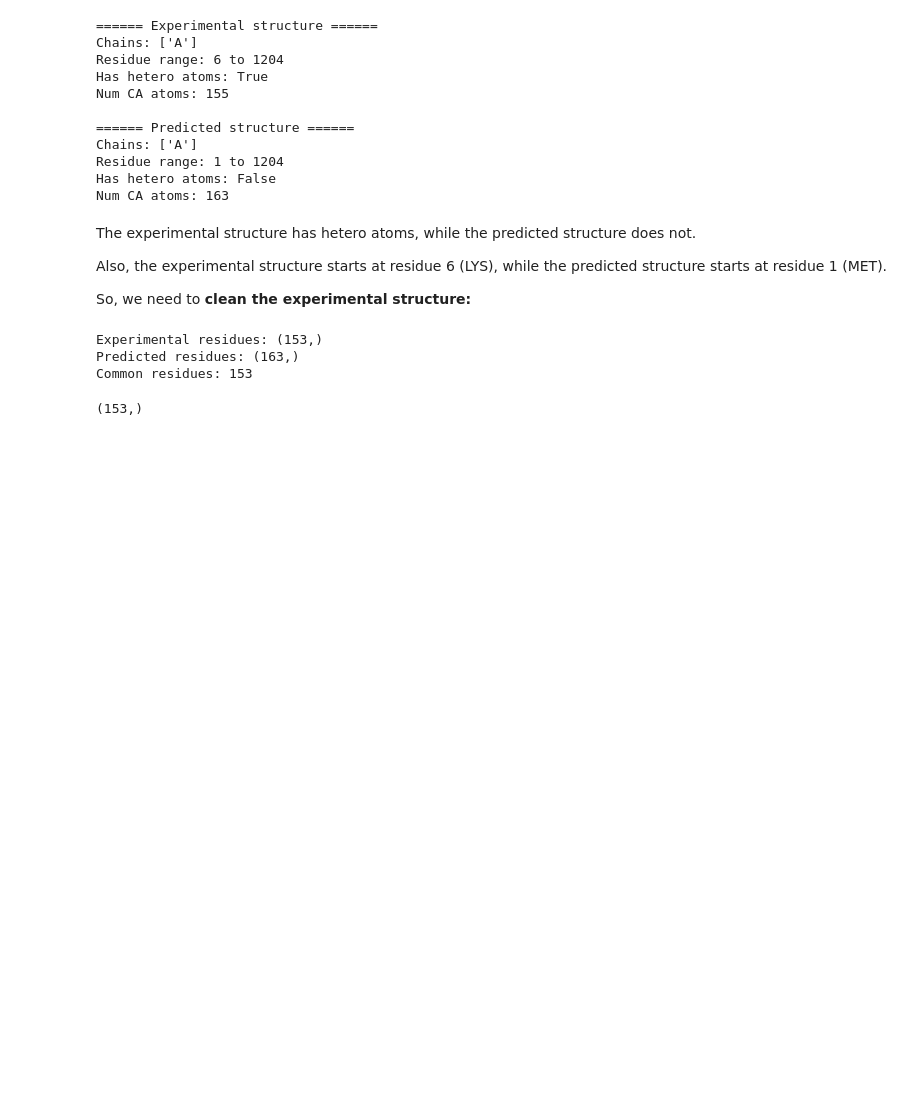
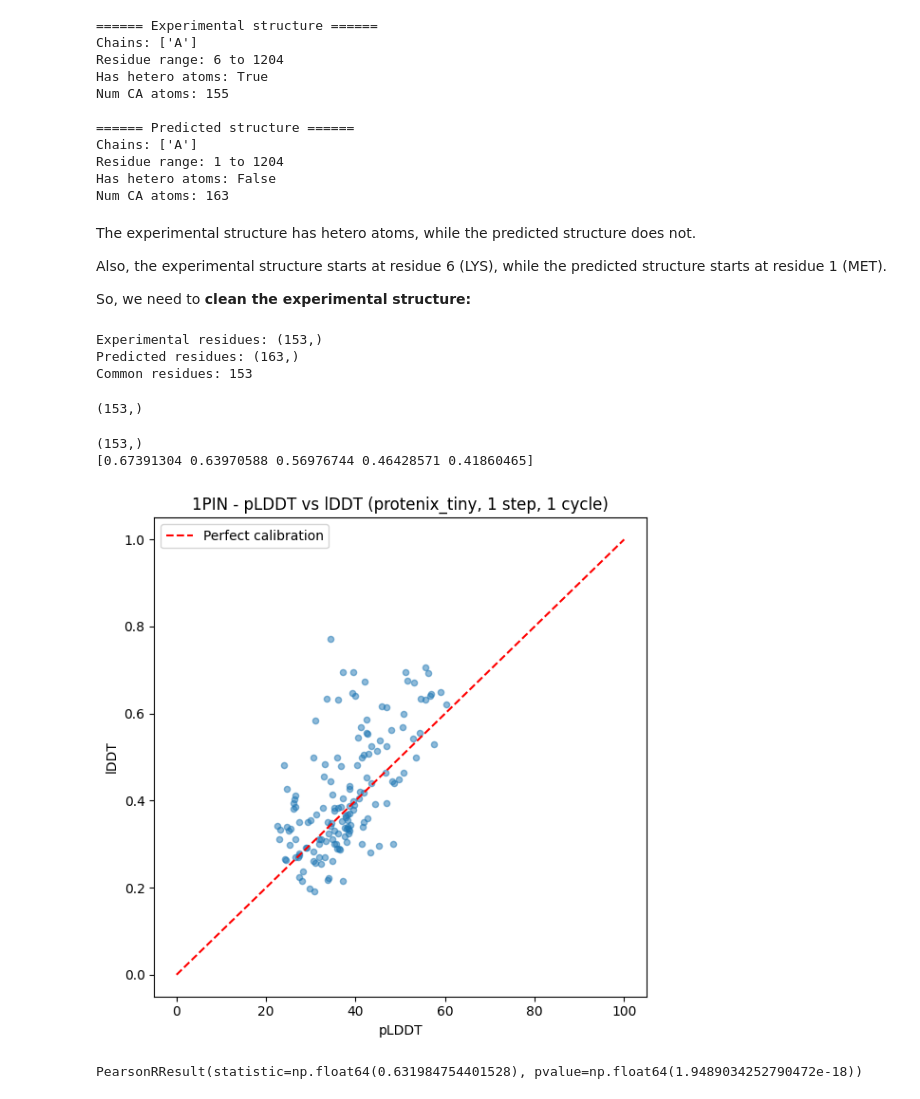
Before and after one commit to wvirany/boltz-UQ, a Jupyter notebook: examples/protenix_tutorial/analysis.ipynb, the cells around one changed output. Drawn from its saved outputs; the diff is of its cells as text; code cells hidden in the pictures; blank space fills up the shorter version.

```diff
--- a/examples/protenix_tutorial/analysis.ipynb
+++ b/examples/protenix_tutorial/analysis.ipynb
@@ -148,8 +148,37 @@ Experimental residues: (153,)
 Predicted residues: (163,)
 Common residues: 153
 # %%
-pred_ca_ful
-plddt_matched = plddt_per_residue[common_res - 1]
+pred_ca_full = structure[structure.atom_name == "CA"]
+plddt_matched = plddt_per_residue[np.isin(pred_ca_full.res_id, common_res)]
 print(plddt_matched.shape)
 # %% [output]
 (153,)
+# %%
+import biotite.structure as struc
+
+lddt_scores = struc.lddt(exp_ca, pred_ca, aggregation='residue')
+print(lddt_scores.shape)  # should be (153,)
+print(lddt_scores[:5])
+# %% [output]
+(153,)
+[0.67391304 0.63970588 0.56976744 0.46428571 0.41860465]
+# %%
+import matplotlib.pyplot as plt
+
+plt.figure(figsize=(6, 6))
+plt.scatter(plddt_matched, lddt_scores, alpha=0.5, s=20)
+plt.plot([0, 100], [0, 1], 'r--', label='Perfect calibration')
+plt.xlabel('pLDDT')
+plt.ylabel('lDDT')
+plt.title('1PIN - pLDDT vs lDDT (protenix_tiny, 1 step, 1 cycle)')
+plt.legend()
+plt.tight_layout()
+plt.show()
+# %% [output]
+[figure, added]
+# %%
+from scipy.stats import pearsonr
+
+pearsonr(lddt_scores, plddt_matched)
+# %% [output]
+PearsonRResult(statistic=np.float64(0.631984754401528), pvalue=np.float64(1.9489034252790472e-18))
```
